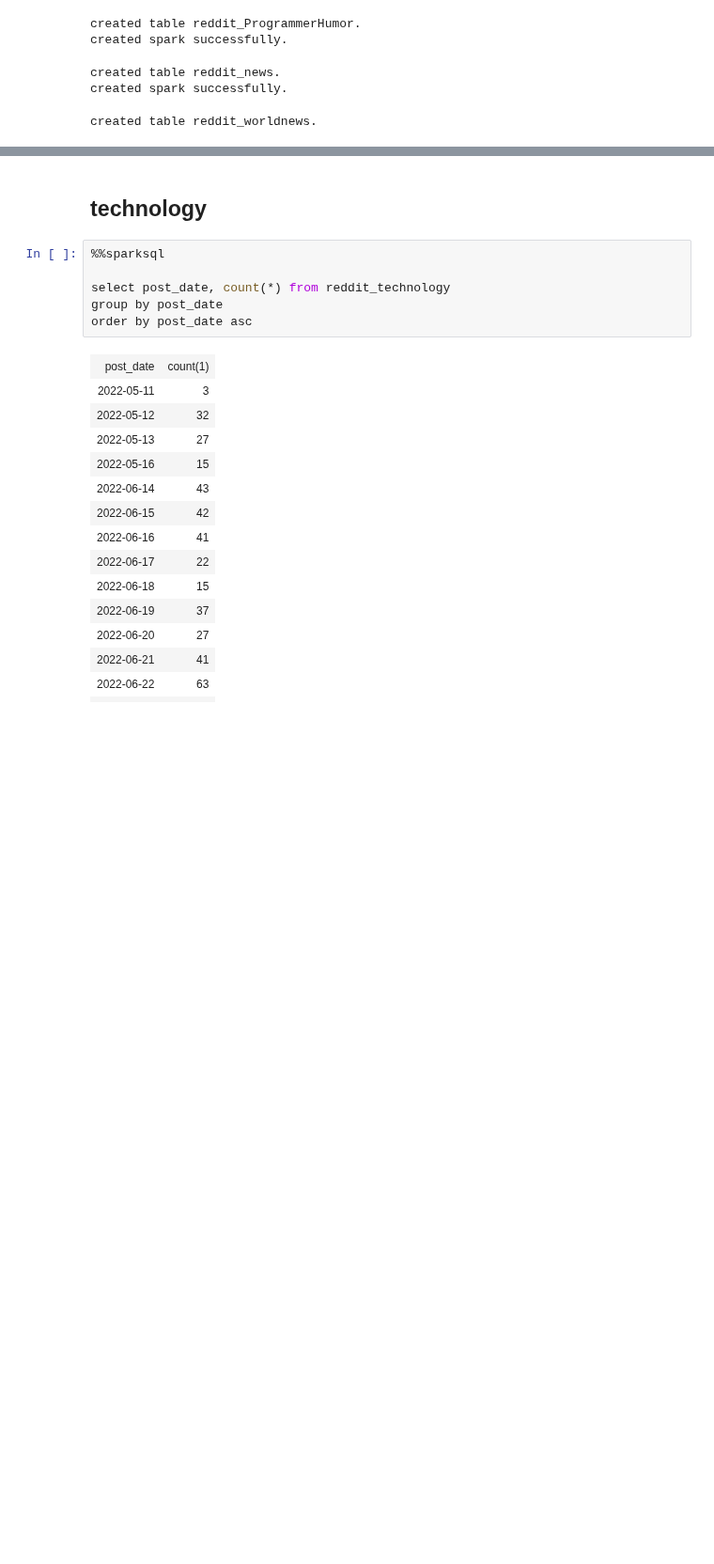
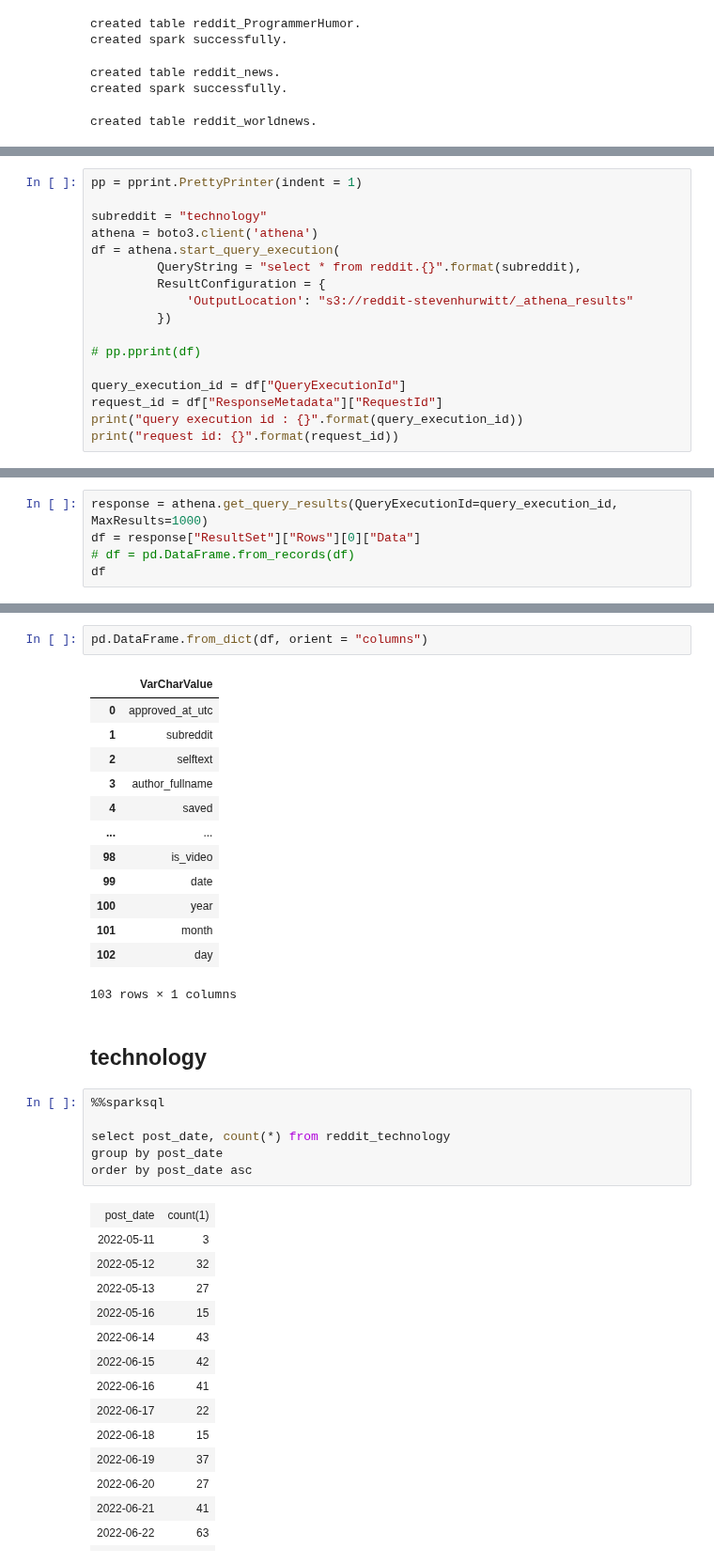
Before and after one commit to stevenhurwitt/reddit-streaming, a Jupyter notebook: redditStreaming/src/main/python/read_table.ipynb, the cells around one changed output, grey strips where cells are left out. Shown at 94% size. Cells and saved outputs as stored; diff of their text form; blank space fills up the shorter version.

Commit message:
read athena

```diff
--- a/redditStreaming/src/main/python/read_table.ipynb
+++ b/redditStreaming/src/main/python/read_table.ipynb
@@ -60,0 +81,17 @@ created table reddit_worldnews.
+# %%
+pp = pprint.PrettyPrinter(indent = 1)
+
+subreddit = "technology"
+athena = boto3.client('athena')
+df = athena.start_query_execution(
+         QueryString = "select * from reddit.{}".format(subreddit),
+         ResultConfiguration = {
+             'OutputLocation': "s3://reddit-stevenhurwitt/_athena_results"
+         })
+
+# pp.pprint(df)
+
+query_execution_id = df["QueryExecutionId"]
+request_id = df["ResponseMetadata"]["RequestId"]
+print("query execution id : {}".format(query_execution_id))
+print("request id: {}".format(request_id))
@@ -60,0 +101,5 @@ created table reddit_worldnews.
+# %%
+response = athena.get_query_results(QueryExecutionId=query_execution_id, MaxResults=1000)
+df = response["ResultSet"]["Rows"][0]["Data"]
+# df = pd.DataFrame.from_records(df)
+df
@@ -61,3 +144,19 @@ created table reddit_worldnews.
+# %%
+pd.DataFrame.from_dict(df, orient = "columns")
+# %% [output]
+|  | VarCharValue |
+| 0 | approved_at_utc |
+| 1 | subreddit |
+| 2 | selftext |
+| 3 | author_fullname |
+| 4 | saved |
+| ... | ... |
+| 98 | is_video |
+| 99 | date |
+| 100 | year |
+| 101 | month |
+| 102 | day |
+103 rows × 1 columns
 # %% [markdown]
 ## technology
 # %%
```
Also changed, not shown: parts of 6 cells of this notebook.
